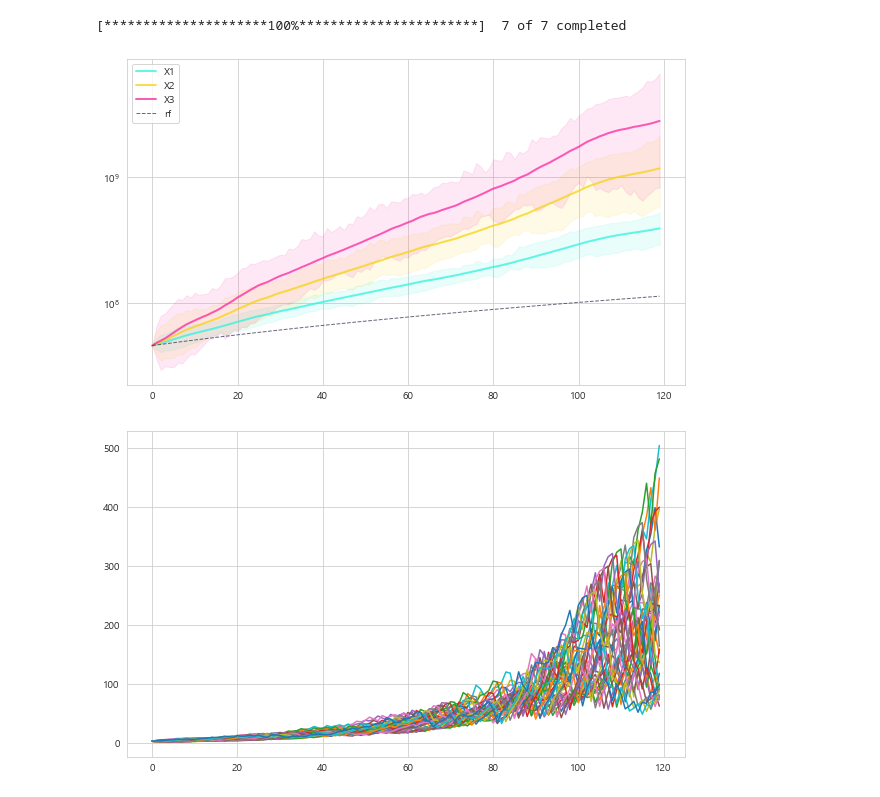
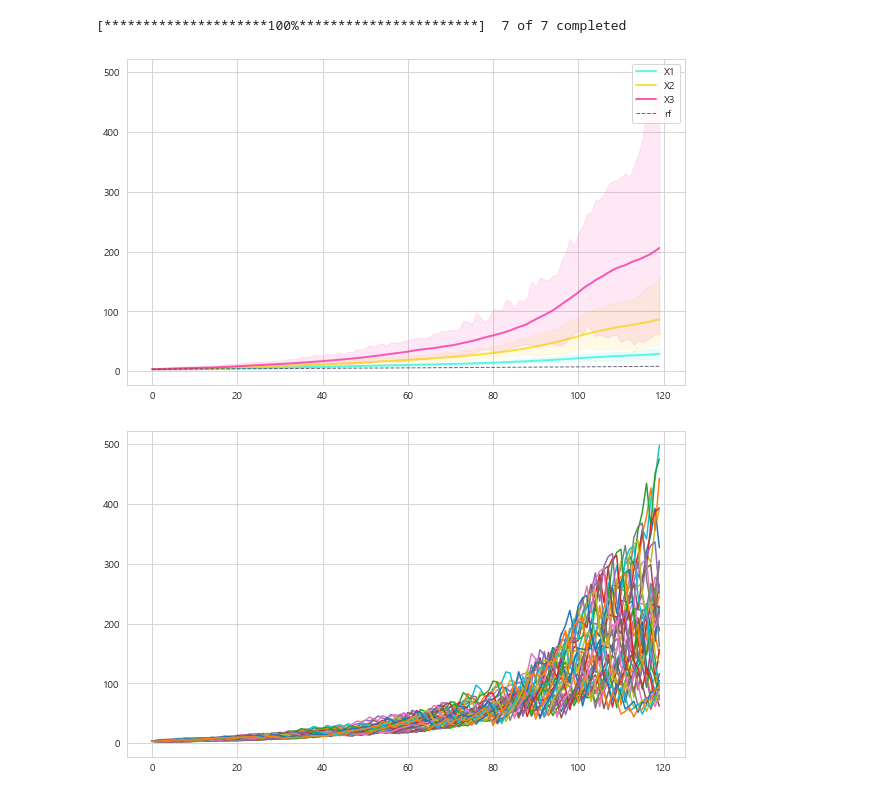
Before and after one commit to hansJeong/ws_fn_git, a Jupyter notebook: strategy/00_03_INDI.ipynb, the cells around one changed output. Saved outputs shown, nothing was run; the diff lists cells and outputs as text; code cells hidden in the pictures.

```diff
--- a/strategy/00_03_INDI.ipynb
+++ b/strategy/00_03_INDI.ipynb
@@ -34,14 +34,14 @@ from library.quant_functions import anal_funcs, data_funcs
 ## Func
 # %%
 ## 동일 가중 시분할 시뮬레션
-def get_INDI(df_ori, folw, terms = 120, seed = 0, fx= 1300):
+def get_INDI(df_ori, flow, terms = 120, seed = 0, fx= 1300):
     '''
     df: 종가데이터
     seed: 초기투자금
-    folw: 월납입액
+    flow: 월납입액
     fx: 달러원환율
     '''
-    folw = folw*fx
+    flow = flow*fx
     seed = seed*fx
     tickers = list(df_ori.columns)
     df_clean = df_ori.dropna()
@@ -51,7 +51,7 @@ def get_INDI(df_ori, folw, terms = 120, seed = 0, fx= 1300):
     ## 역사적 시뮬레이션
     for df in dfs:
         for ticker in tickers:
-            df[f"{ticker}_quant"] = (float(folw)/df[ticker]).apply(lambda x:math.floor(x))
+            df[f"{ticker}_quant"] = (float(flow)/df[ticker]).apply(lambda x:math.floor(x))
             df[f"{ticker}_cost"] = df[ticker] * df[f"{ticker}_quant"]
             df[f"{ticker}_cquant"] = df[f"{ticker}_quant"].cumsum()
             df[f"{ticker}_cquant"] = df[f"{ticker}_cquant"] + math.floor(seed/df[ticker][0])
@@ -87,7 +87,7 @@ df_ori['CASH'] = [(1+0.03)**(n/250) for n in range(len(df_ori))]
 # %% [output]
 [*********************100%***********************]  7 of 7 completed
 # %%
-df_indi, stats = get_INDI(df_ori[:], 285, int(12*10), 35000)
+df_indi, stats = get_INDI(df_ori[:], 260, int(12*10), 35000, 1300)
 ## df_indi, stats = get_INDI(df_ori[:], 120*1250, int(12*15), 0)
 # %%
 X1, X2, X3 = 'QQQ', 'QLD', 'TQQQ'
@@ -101,31 +101,33 @@ data.columns = ['X1', 'X1_min', 'X1_max',
                 'X2', 'X2_min', 'X2_max',
                 'X3', 'X3_min', 'X3_max',
                 'rf']
+
+data = data/(1300*1e4)
 # %%
 fig, ax = plt.subplots(figsize=(10,6))
 line1 = ax.plot(data.index, data['X1'],
         color="#2FF3E0", alpha=0.75, label="X1", linewidth=2)
 fill1 = ax.fill_between(data.index, data['X1_min'], data['X1_max'], color = '#2FF3E0', alpha=0.1)
 
 line2 = ax.plot(data.index, data['X2'],
         color="#F8D210", alpha=0.75, label="X2", linewidth=2)
 fill2 = ax.fill_between(data.index, data['X2_min'], data['X2_max'], color = '#F8D210', alpha=0.1)
 
 line3 = ax.plot(data.index, data['X3'],
         color="#FA26A0", alpha=0.75, label="X3", linewidth=2)
 fill3 = ax.fill_between(data.index, data['X3_min'], data['X3_max'], color = '#FA26A0', alpha=0.1)
 
 line_base = ax.plot(data.index, data['rf'],
         color="#333652", alpha=0.75, label="rf", linewidth=1, linestyle= '--')
 
 
-plt.yscale('log')
+## plt.yscale('log')
 plt.legend()
 plt.show()
 # %% [output]
-[figure, old version]
+[figure, new version]
 # %%
-(df_indi[X3]/1300/1e4).plot()
+(df_indi[X3]/(1300*1e4)).plot()
 plt.legend().set_visible(False)
 # %% [output]
-[figure, old version]
+[figure, new version]
```
Also changed, not shown: 2 other files.
